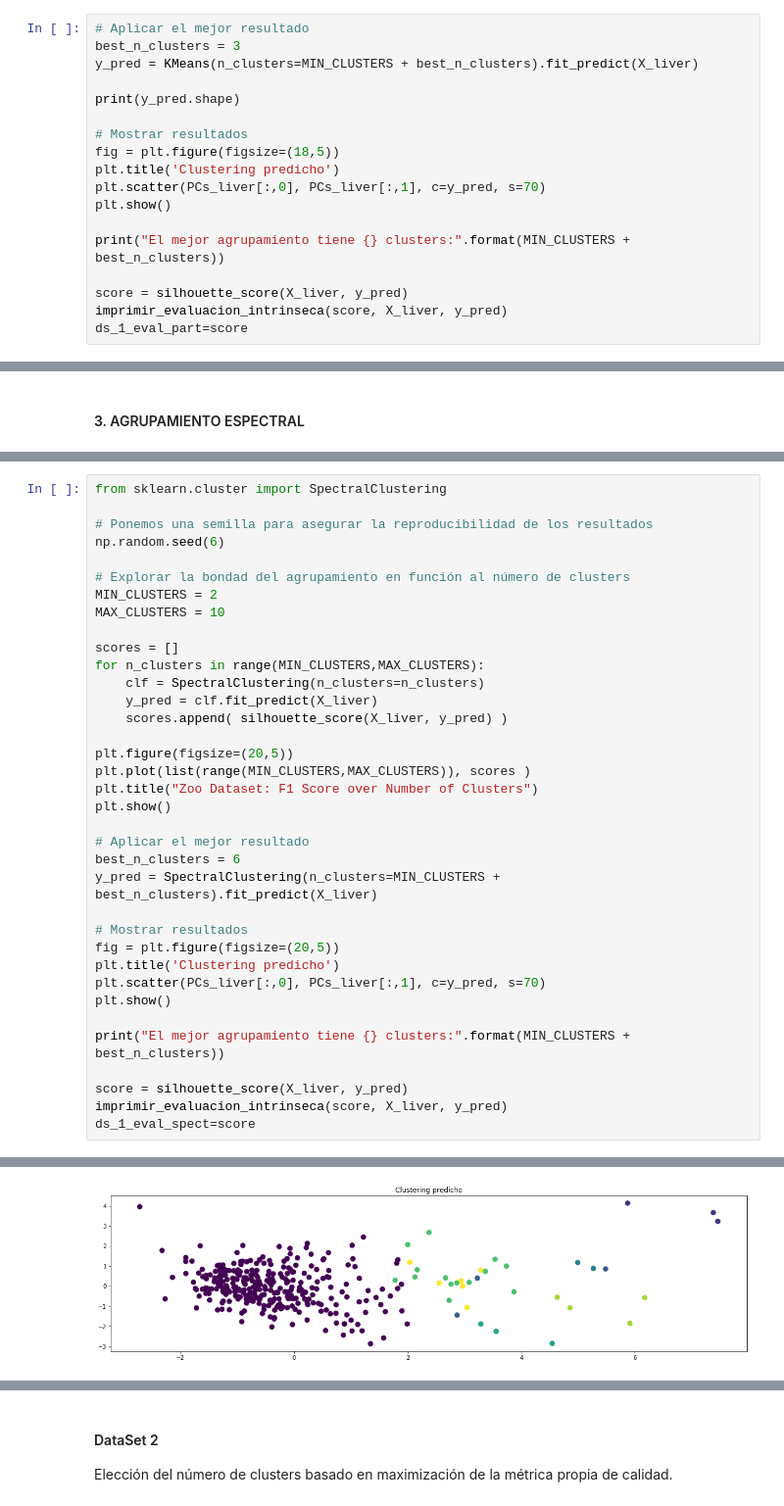
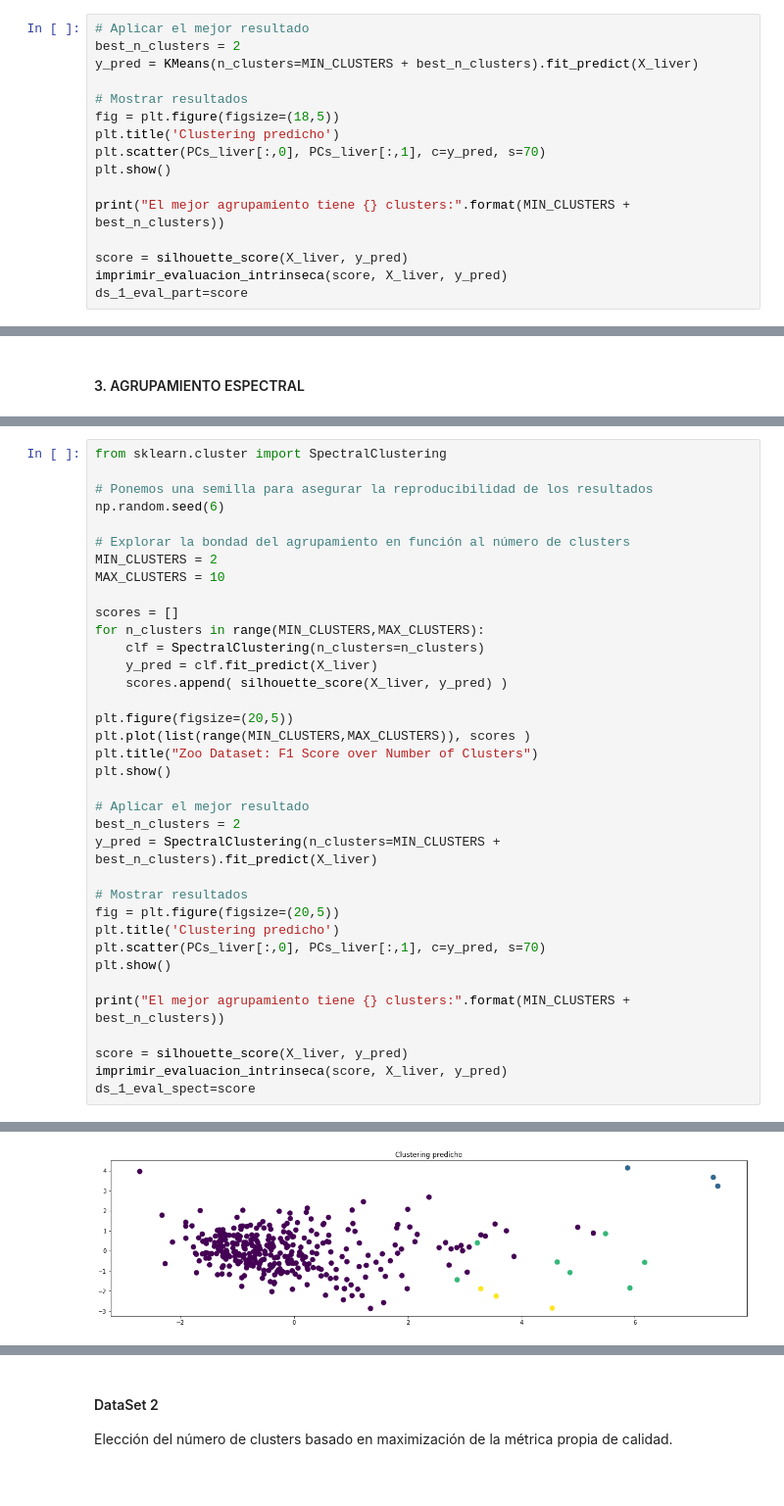
Before and after one commit to alvaronavarroguz/06MAIR-Aprendizaje-No-Supervisado, a Jupyter notebook: Trabajo_Final/Trabajo_Final.ipynb, the cells around one changed output, grey strips where cells are left out. Shown at 98% size. Drawn from its saved outputs; the diff is of its cells as text.

```diff
--- a/Trabajo_Final/Trabajo_Final.ipynb
+++ b/Trabajo_Final/Trabajo_Final.ipynb
@@ -267,10 +265,8 @@ plt.show()
 [figure]
 # %%
 # Aplicar el mejor resultado
-best_n_clusters = 3
+best_n_clusters = 2
 y_pred = KMeans(n_clusters=MIN_CLUSTERS + best_n_clusters).fit_predict(X_liver)
-
-print(y_pred.shape)
 
 # Mostrar resultados
 fig = plt.figure(figsize=(18,5))
@@ -532,32 +531,32 @@ np.random.seed(6)
 MIN_CLUSTERS = 2
 MAX_CLUSTERS = 10
 
 scores = []
 for n_clusters in range(MIN_CLUSTERS,MAX_CLUSTERS):
     clf = SpectralClustering(n_clusters=n_clusters)
     y_pred = clf.fit_predict(X_liver)
     scores.append( silhouette_score(X_liver, y_pred) )
 
 plt.figure(figsize=(20,5))
 plt.plot(list(range(MIN_CLUSTERS,MAX_CLUSTERS)), scores )
 plt.title("Zoo Dataset: F1 Score over Number of Clusters")
 plt.show()
 
 # Aplicar el mejor resultado
-best_n_clusters = 6
+best_n_clusters = 2
 y_pred = SpectralClustering(n_clusters=MIN_CLUSTERS + best_n_clusters).fit_predict(X_liver)
 
 # Mostrar resultados
 fig = plt.figure(figsize=(20,5))
 plt.title('Clustering predicho')
 plt.scatter(PCs_liver[:,0], PCs_liver[:,1], c=y_pred, s=70)
 plt.show()
 
 print("El mejor agrupamiento tiene {} clusters:".format(MIN_CLUSTERS + best_n_clusters))
 
 score = silhouette_score(X_liver, y_pred)
 imprimir_evaluacion_intrinseca(score, X_liver, y_pred)
 ds_1_eval_spect=score
 # %% [output]
 [figure]
-[figure, old version]
+[figure, new version]
```
Also changed, not shown: parts of 20 cells of this notebook.
